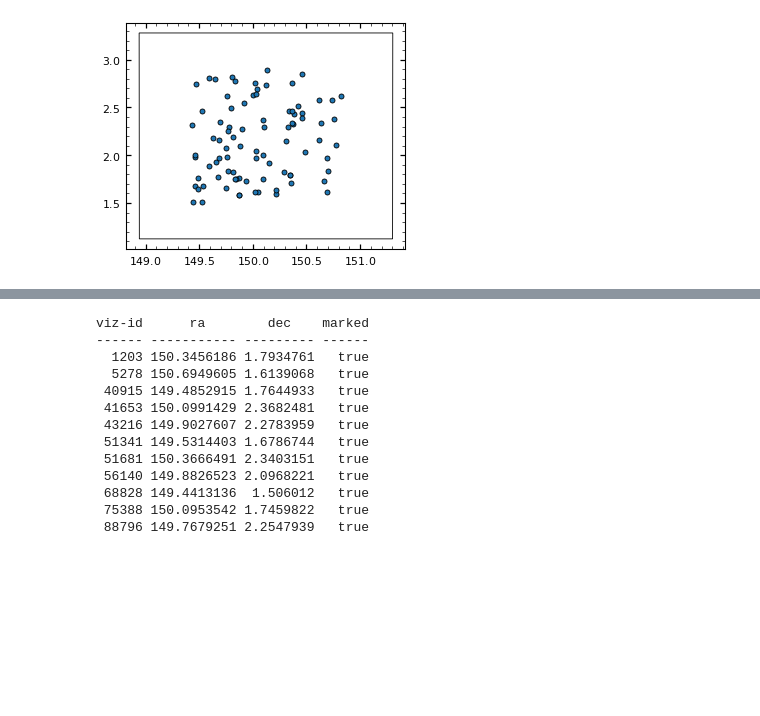
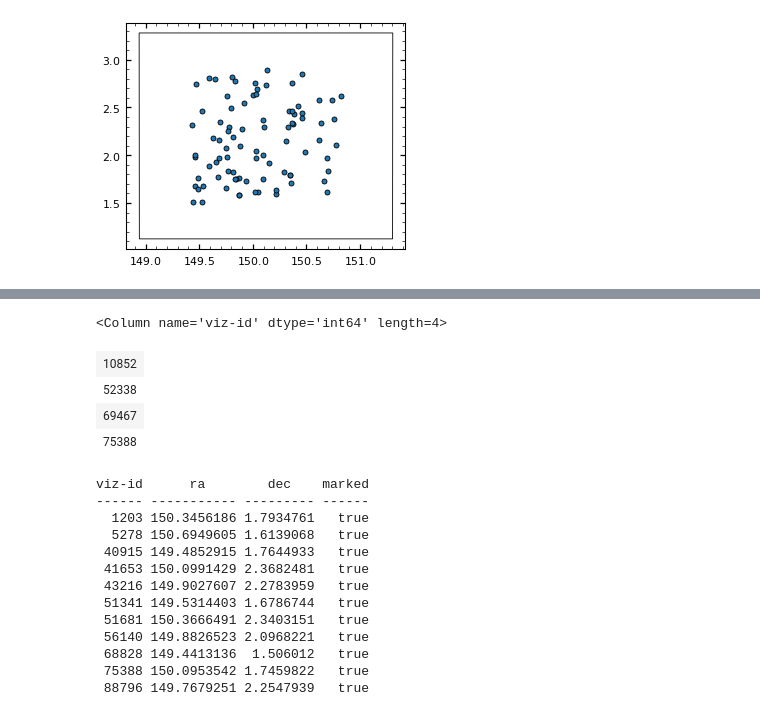
Before and after one commit to AstroJacobLi/kuaizi, a Jupyter notebook: diezi/gen_cutout/cosmos_sample/gen_merian_cutout.ipynb, the cells around one changed output, grey strips where cells are left out. Saved outputs shown, nothing was run; the diff lists cells and outputs as text; code cells hidden in the pictures; blank space fills up the shorter version.

```diff
--- a/diezi/gen_cutout/cosmos_sample/gen_merian_cutout.ipynb
+++ b/diezi/gen_cutout/cosmos_sample/gen_merian_cutout.ipynb
@@ -79,0 +175,8 @@ cuts_cat[cuts_cat['SB_eff_avg'][:, 0] > 24.3][['viz-id',
+# %%
+temp[temp['SB_eff_avg'][:, 0] > 24.]['viz-id']
+# %% [output]
+<Column name='viz-id' dtype='int64' length=4>
+| 10852 |
+| 52338 |
+| 69467 |
+| 75388 |
```
Also changed, not shown: parts of 14 cells of this notebook, 1 other file.
